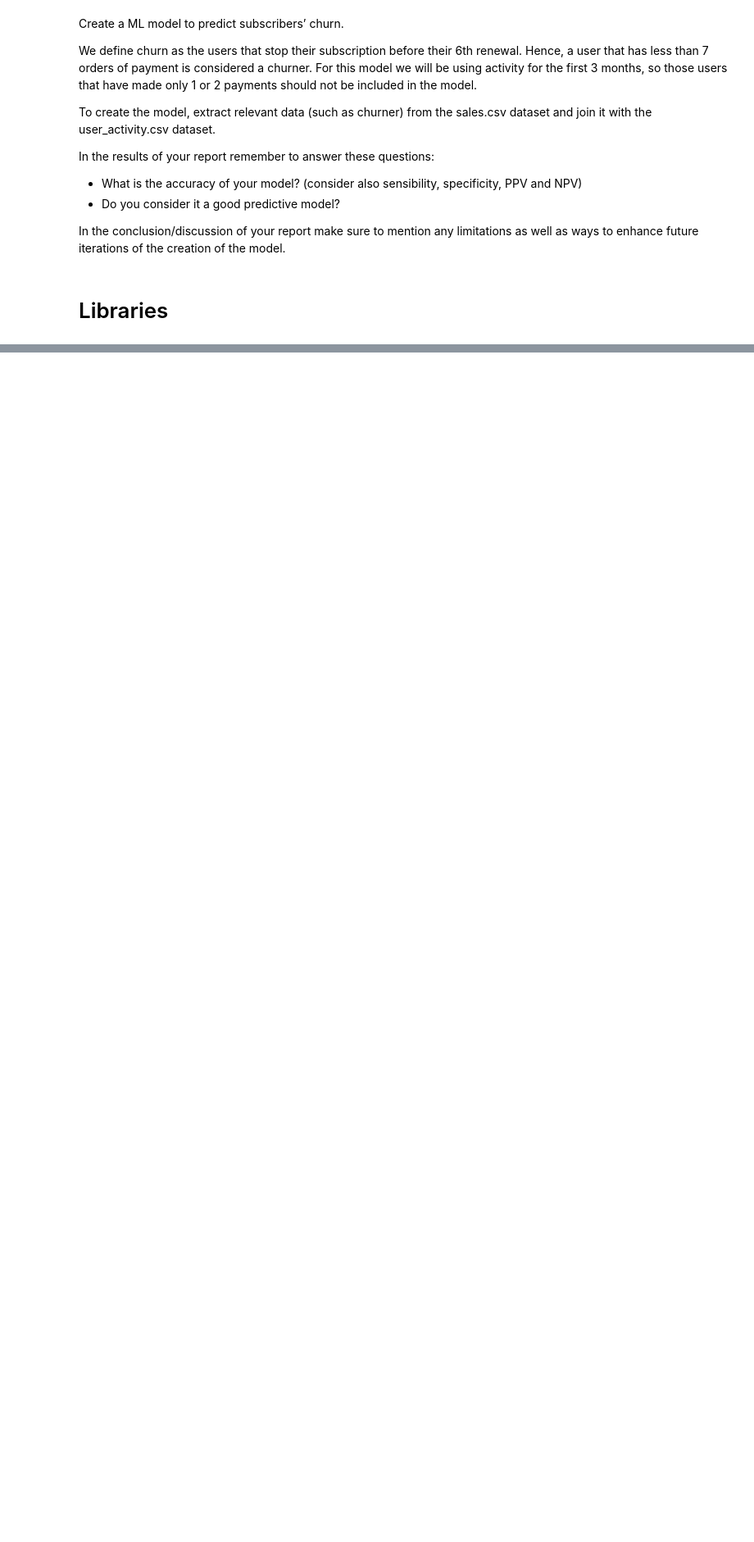
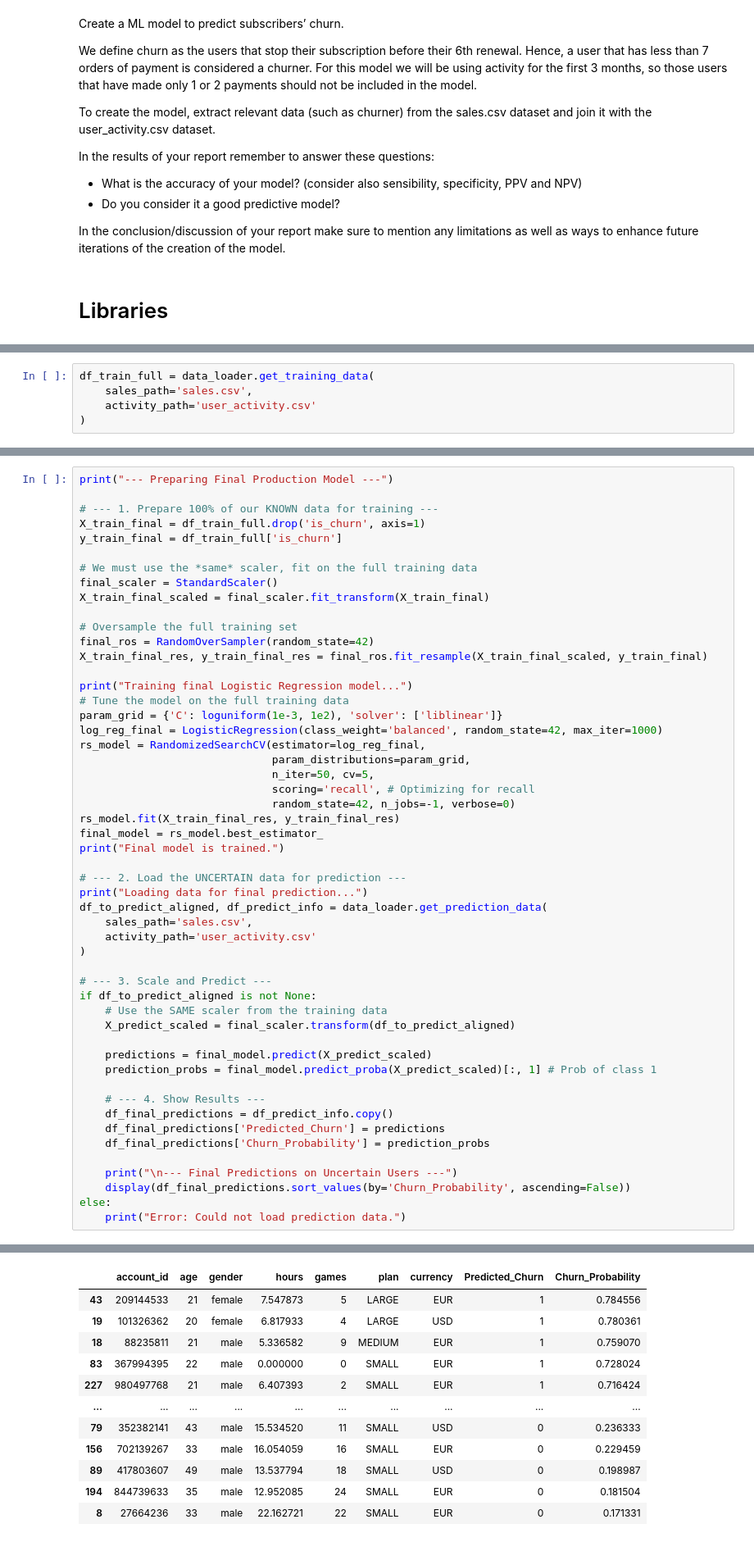
Before and after one commit to jaguara01/20231215_CaseStudy_ML_NN_Churn_identification, a Jupyter notebook: 20231215_CaseStudy_Churn_Prediction.ipynb, the cells around one changed output, grey strips where cells are left out. Shown: that part at 82% size. Drawn from its saved outputs; the diff is of its cells as text; blank space fills up the shorter version.

```diff
--- a/20231215_CaseStudy_Churn_Prediction.ipynb
+++ b/20231215_CaseStudy_Churn_Prediction.ipynb
@@ -215,0 +96,5 @@ display(df_results)
+# %%
+df_train_full = data_loader.get_training_data(
+    sales_path='sales.csv',
+    activity_path='user_activity.csv'
+)
@@ -215,0 +227,53 @@ display(df_results)
+# %%
+print("--- Preparing Final Production Model ---")
+
+# --- 1. Prepare 100% of our KNOWN data for training ---
+X_train_final = df_train_full.drop('is_churn', axis=1)
+y_train_final = df_train_full['is_churn']
+
+# We must use the *same* scaler, fit on the full training data
+final_scaler = StandardScaler()
+X_train_final_scaled = final_scaler.fit_transform(X_train_final)
+
+# Oversample the full training set
+final_ros = RandomOverSampler(random_state=42)
+X_train_final_res, y_train_final_res = final_ros.fit_resample(X_train_final_scaled, y_train_final)
+
+print("Training final Logistic Regression model...")
+# Tune the model on the full training data
+param_grid = {'C': loguniform(1e-3, 1e2), 'solver': ['liblinear']}
+log_reg_final = LogisticRegression(class_weight='balanced', random_state=42, max_iter=1000)
+rs_model = RandomizedSearchCV(estimator=log_reg_final,
+                              param_distributions=param_grid,
+                              n_iter=50, cv=5,
+                              scoring='recall', # Optimizing for recall
+                              random_state=42, n_jobs=-1, verbose=0)
+rs_model.fit(X_train_final_res, y_train_final_res)
+final_model = rs_model.best_estimator_
+print("Final model is trained.")
+
+# --- 2. Load the UNCERTAIN data for prediction ---
+print("Loading data for final prediction...")
+df_to_predict_aligned, df_predict_info = data_loader.get_prediction_data(
+    sales_path='sales.csv',
+    activity_path='user_activity.csv'
+)
+
+# --- 3. Scale and Predict ---
+if df_to_predict_aligned is not None:
+    # Use the SAME scaler from the training data
+    X_predict_scaled = final_scaler.transform(df_to_predict_aligned)
+
+    predictions = final_model.predict(X_predict_scaled)
+    prediction_probs = final_model.predict_proba(X_predict_scaled)[:, 1] # Prob of class 1
+
+    # --- 4. Show Results ---
+    df_final_predictions = df_predict_info.copy()
+    df_final_predictions['Predicted_Churn'] = predictions
+    df_final_predictions['Churn_Probability'] = prediction_probs
+
+    print("\n--- Final Predictions on Uncertain Users ---")
+    display(df_final_predictions.sort_values(by='Churn_Probability', ascending=False))
+else:
+    print("Error: Could not load prediction data.")
+# %% [output]
@@ -215,0 +290,12 @@ display(df_results)
+|  | account_id | age | gender | hours | games | plan | currency | Predicted_Churn | Churn_Probability |
+| 43 | 209144533 | 21 | female | 7.547873 | 5 | LARGE | EUR | 1 | 0.784556 |
+| 19 | 101326362 | 20 | female | 6.817933 | 4 | LARGE | USD | 1 | 0.780361 |
+| 18 | 88235811 | 21 | male | 5.336582 | 9 | MEDIUM | EUR | 1 | 0.759070 |
+| 83 | 367994395 | 22 | male | 0.000000 | 0 | SMALL | EUR | 1 | 0.728024 |
+| 227 | 980497768 | 21 | male | 6.407393 | 2 | SMALL | EUR | 1 | 0.716424 |
+| ... | ... | ... | ... | ... | ... | ... | ... | ... | ... |
+| 79 | 352382141 | 43 | male | 15.534520 | 11 | SMALL | USD | 0 | 0.236333 |
+| 156 | 702139267 | 33 | male | 16.054059 | 16 | SMALL | EUR | 0 | 0.229459 |
+| 89 | 417803607 | 49 | male | 13.537794 | 18 | SMALL | USD | 0 | 0.198987 |
+| 194 | 844739633 | 35 | male | 12.952085 | 24 | SMALL | EUR | 0 | 0.181504 |
+| 8 | 27664236 | 33 | male | 22.162721 | 22 | SMALL | EUR | 0 | 0.171331 |
```
Also changed, not shown: parts of 41 cells of this notebook, 4 other files.
